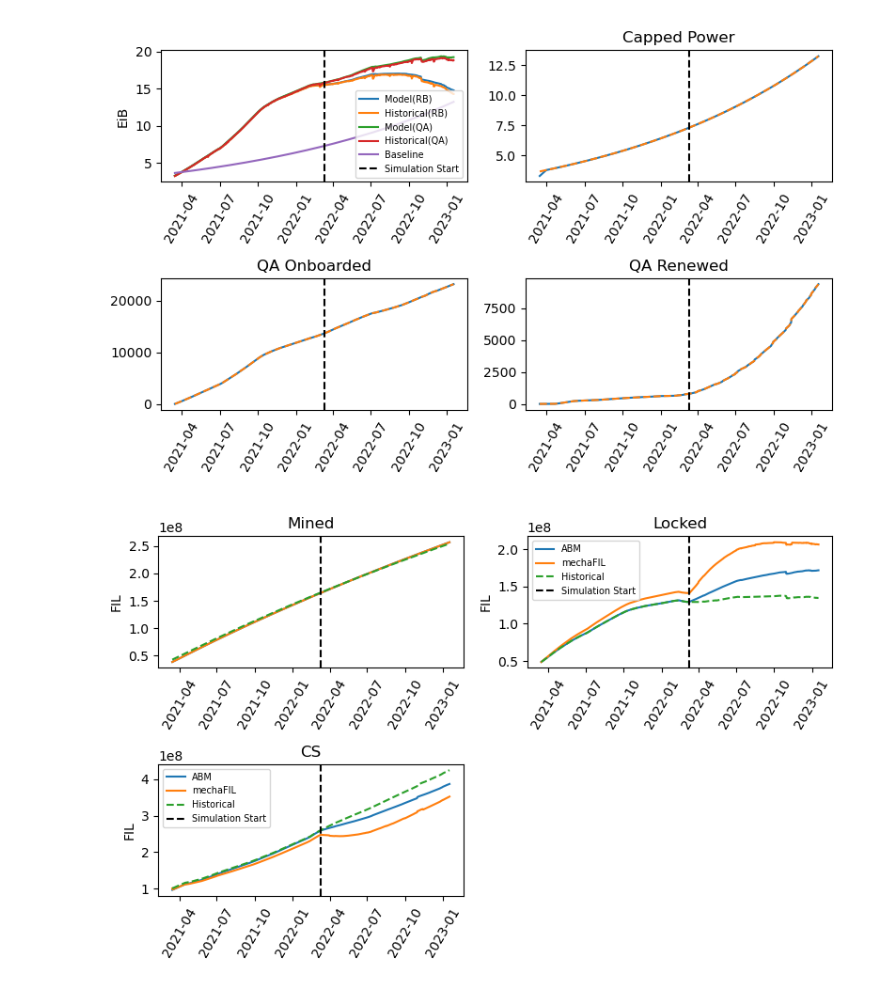
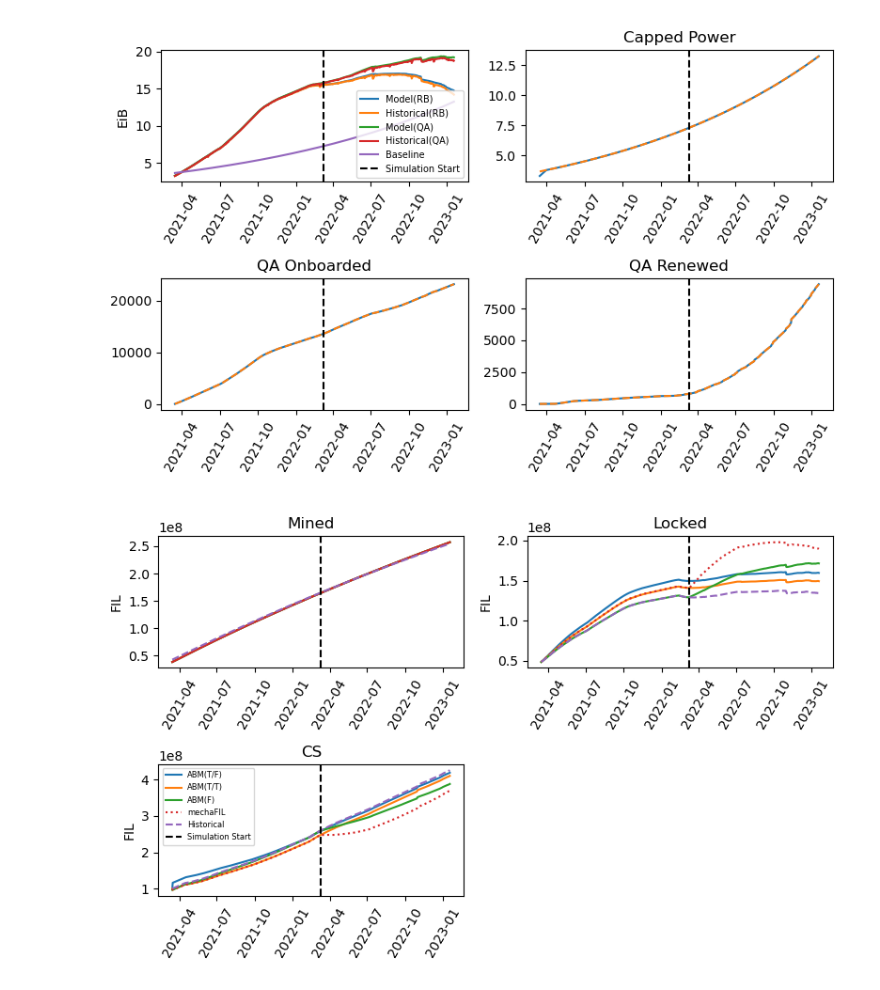
Before and after one commit to protocol/filecoin-agent-twin, a Jupyter notebook: notebooks/backtest.ipynb, the cells around one changed output. Drawn from its saved outputs; the diff is of its cells as text; code cells hidden in the pictures.

Commit message:
added several options for backtested models in notebook

```diff
--- a/notebooks/backtest.ipynb
+++ b/notebooks/backtest.ipynb
@@ -74,3 +74,8 @@ len_sim 674
 # %%
 agent_types = [SPAgent_Backtest] * num_agents
-filecoin_model = FilecoinModel(num_agents, simulation_start_date, end_date, agent_types)
+filecoin_model1 = FilecoinModel(num_agents, simulation_start_date, end_date, agent_types,
+                                compute_cs_from_networkdatastart=True, use_historical_gas=False)
+filecoin_model2 = FilecoinModel(num_agents, simulation_start_date, end_date, agent_types,
+                                compute_cs_from_networkdatastart=True, use_historical_gas=True)
+filecoin_model3 = FilecoinModel(num_agents, simulation_start_date, end_date, agent_types,
+                                compute_cs_from_networkdatastart=False, use_historical_gas=False)
@@ -97,11 +99,16 @@ for ii in range(num_agents):
     agent_power_pct = a*(r**ii)
     seed_df = backtest_seed_power_df.drop('date', axis=1) * agent_power_pct
     seed_df['date'] = backtest_seed_power_df['date']
-    filecoin_model.agents[ii]['agent'].seed_backtest(seed_df)
+
+    filecoin_model1.agents[ii]['agent'].seed_backtest(seed_df)
+    filecoin_model2.agents[ii]['agent'].seed_backtest(seed_df)
+    filecoin_model3.agents[ii]['agent'].seed_backtest(seed_df)
 # %%
 # run the simulation and finish populating the filecoin_df in the filecoin_model
 sim_len = (end_date - simulation_start_date).days
 for ii in range(sim_len):
-    filecoin_model.step()
+    filecoin_model1.step()
+    filecoin_model2.step()
+    filecoin_model3.step()
 # %%
 # compare the two
@@ -148,37 +155,43 @@ plt.show()
 # %%
 plt.figure(figsize=(8,5))
 
 plt.subplot(2,2,1)
-plt.plot(model_df['date'], model_df['cum_network_reward'], label='ABM')
+plt.plot(filecoin_model1.filecoin_df['date'], filecoin_model1.filecoin_df['cum_network_reward'], label='ABM(T/F)')
+plt.plot(filecoin_model2.filecoin_df['date'], filecoin_model2.filecoin_df['cum_network_reward'], label='ABM(T/T)')
+plt.plot(filecoin_model3.filecoin_df['date'], filecoin_model3.filecoin_df['cum_network_reward'], label='ABM(F)')
 plt.plot(mechafil_df['date'], mechafil_df['cum_network_reward'], label='mechaFIL')
 plt.plot(merged_df['date'], merged_df['mined_fil'], label='Historical', linestyle='--')
 # plt.plot(merged_df['date'], merged_df['mined_fil']-model_df['cum_network_reward'], label='Historical', linestyle='--')
 plt.axvline(x=simulation_start_date, color='k', linestyle='--', label='Simulation Start')
 plt.xticks(rotation=60)
 plt.ylabel('FIL')
 plt.title('Mined')
 
 plt.subplot(2,2,2)
-plt.plot(model_df['date'], model_df['network_locked'], label='ABM')
-plt.plot(mechafil_df['date'], mechafil_df['network_locked'], label='mechaFIL')
+plt.plot(filecoin_model1.filecoin_df['date'], filecoin_model1.filecoin_df['network_locked'], label='ABM(T/F)')
+plt.plot(filecoin_model2.filecoin_df['date'], filecoin_model2.filecoin_df['network_locked'], label='ABM(T/T)')
+plt.plot(filecoin_model3.filecoin_df['date'], filecoin_model3.filecoin_df['network_locked'], label='ABM(F)')
+plt.plot(mechafil_df['date'], mechafil_df['network_locked'], label='mechaFIL', linestyle=':')
 plt.plot(merged_df['date'], merged_df['locked_fil'], label='Historical', linestyle='--')
 plt.axvline(x=simulation_start_date, color='k', linestyle='--', label='Simulation Start')
-plt.legend(fontsize=7)
+# plt.legend(fontsize=7)
 plt.xticks(rotation=60)
 plt.ylabel('FIL')
 plt.title('Locked')
 
 plt.subplot(2,2,3)
-plt.plot(model_df['date'], model_df['circ_supply'], label='ABM')
-plt.plot(mechafil_df['date'], mechafil_df['circ_supply'], label='mechaFIL')
+plt.plot(filecoin_model1.filecoin_df['date'], filecoin_model1.filecoin_df['circ_supply'], label='ABM(T/F)')
+plt.plot(filecoin_model2.filecoin_df['date'], filecoin_model2.filecoin_df['circ_supply'], label='ABM(T/T)')
+plt.plot(filecoin_model3.filecoin_df['date'], filecoin_model3.filecoin_df['circ_supply'], label='ABM(F)')
+plt.plot(mechafil_df['date'], mechafil_df['circ_supply'], label='mechaFIL', linestyle=':')
 plt.plot(merged_df['date'], merged_df['circulating_fil'], label='Historical', linestyle='--')
 plt.axvline(x=simulation_start_date, color='k', linestyle='--', label='Simulation Start')
-plt.legend(fontsize=7)
+plt.legend(fontsize=6)
 plt.xticks(rotation=60)
 plt.ylabel('FIL')
 plt.title('CS')
 
 
 plt.tight_layout()
 # %% [output]
-[figure, old version]
+[figure, new version]
```
Also changed, not shown: parts of 5 cells of this notebook, 1 other file.
